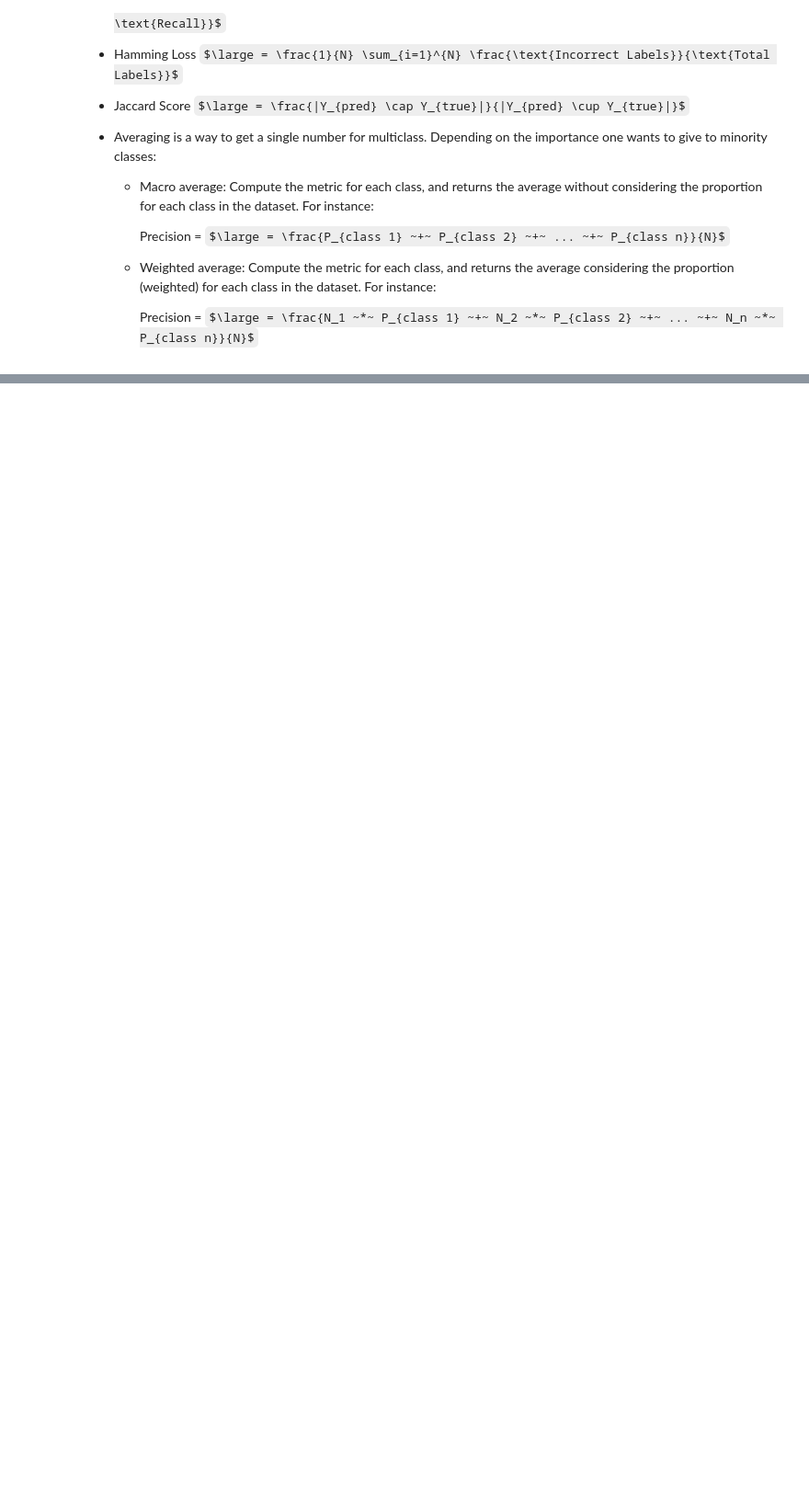
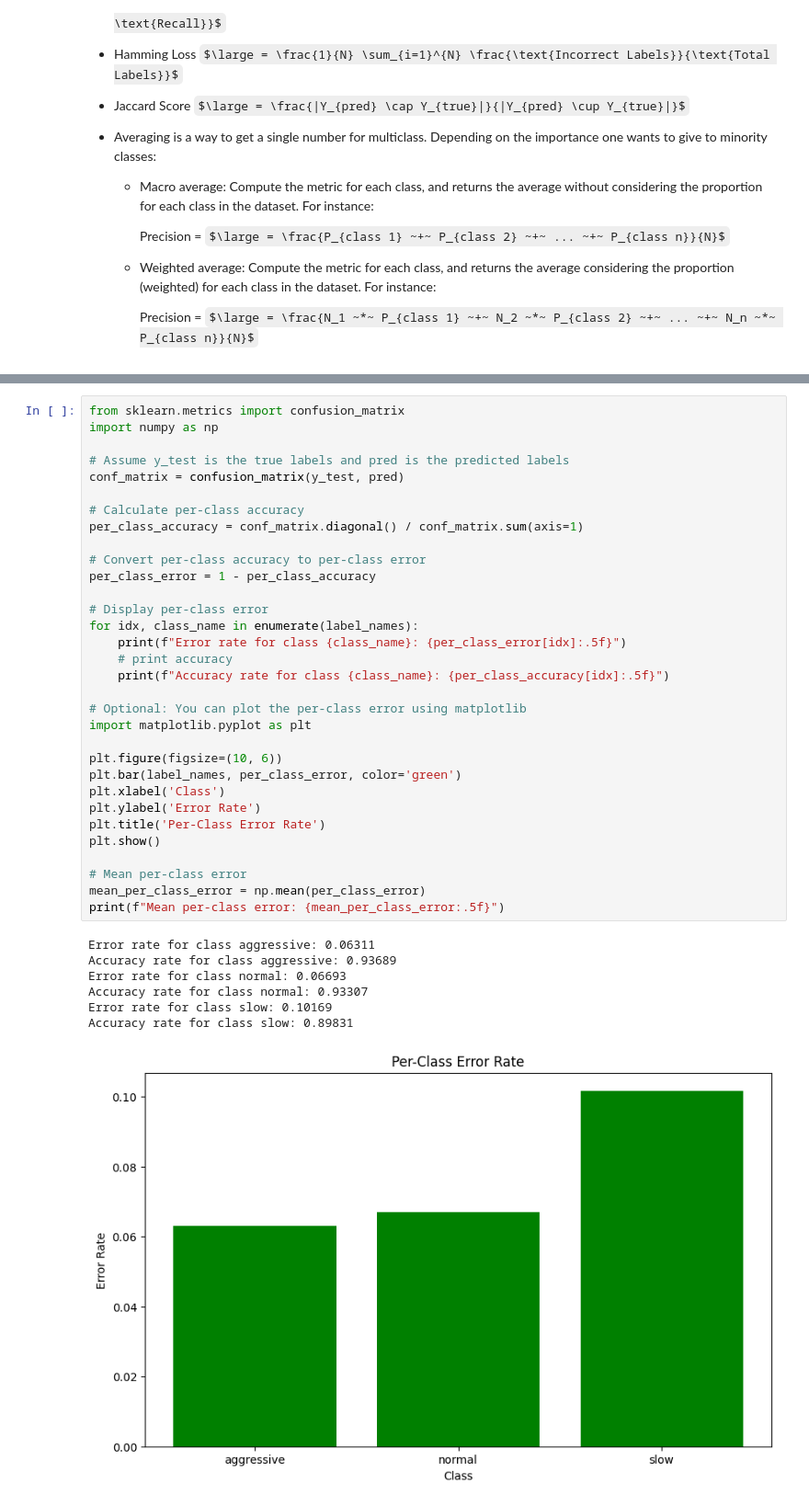
Before and after one commit to albertopingo/AI-driving-classification_FinalProject_CEng, a Jupyter notebook: code/second-approach/StackedLSTM.ipynb, the cells around one changed output, grey strips where cells are left out. Shown at 92% size. Drawn from its saved outputs; the diff is of its cells as text; some formulas as TeX source; blank space fills up the shorter version.

Commit message:
Add Second approach Metrics

```diff
--- a/code/second-approach/StackedLSTM.ipynb
+++ b/code/second-approach/StackedLSTM.ipynb
@@ -542,0 +698,40 @@ F1-score - Weighted: 75.2%
+# %%
+from sklearn.metrics import confusion_matrix
+import numpy as np
+
+# Assume y_test is the true labels and pred is the predicted labels
+conf_matrix = confusion_matrix(y_test, pred)
+
+# Calculate per-class accuracy
+per_class_accuracy = conf_matrix.diagonal() / conf_matrix.sum(axis=1)
+
+# Convert per-class accuracy to per-class error
+per_class_error = 1 - per_class_accuracy
+
+# Display per-class error
+for idx, class_name in enumerate(label_names):
+    print(f"Error rate for class {class_name}: {per_class_error[idx]:.5f}")
+    # print accuracy
+    print(f"Accuracy rate for class {class_name}: {per_class_accuracy[idx]:.5f}")
+
+# Optional: You can plot the per-class error using matplotlib
+import matplotlib.pyplot as plt
+
+plt.figure(figsize=(10, 6))
+plt.bar(label_names, per_class_error, color='green')
+plt.xlabel('Class')
+plt.ylabel('Error Rate')
+plt.title('Per-Class Error Rate')
+plt.show()
+
+# Mean per-class error
+mean_per_class_error = np.mean(per_class_error)
+print(f"Mean per-class error: {mean_per_class_error:.5f}")
+# %% [output]
+Error rate for class aggressive: 0.06311
+Accuracy rate for class aggressive: 0.93689
+Error rate for class normal: 0.06693
+Accuracy rate for class normal: 0.93307
+Error rate for class slow: 0.10169
+Accuracy rate for class slow: 0.89831
+[figure, added]
```
Also changed, not shown: parts of 16 cells of this notebook, 2 other files.
